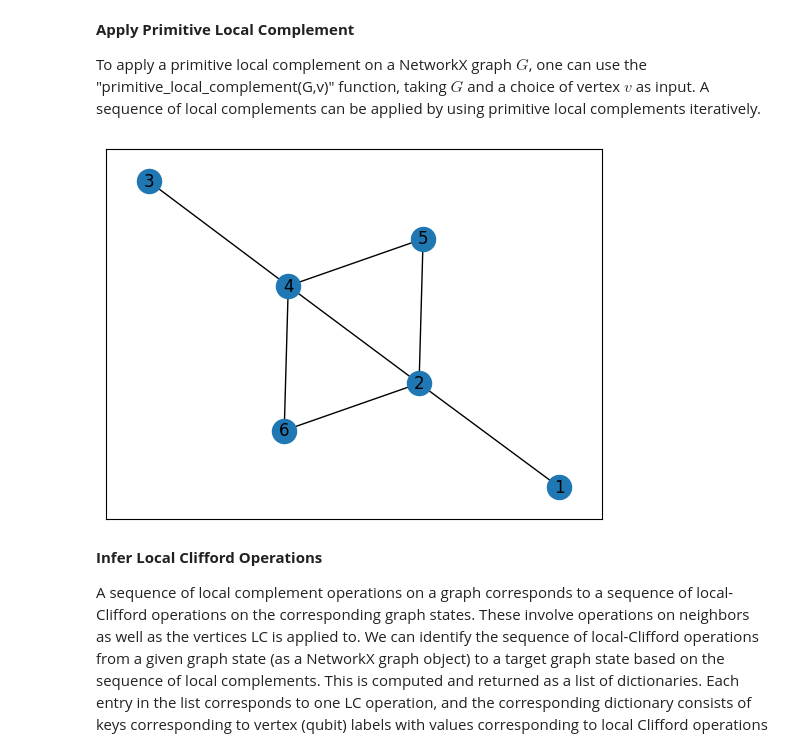
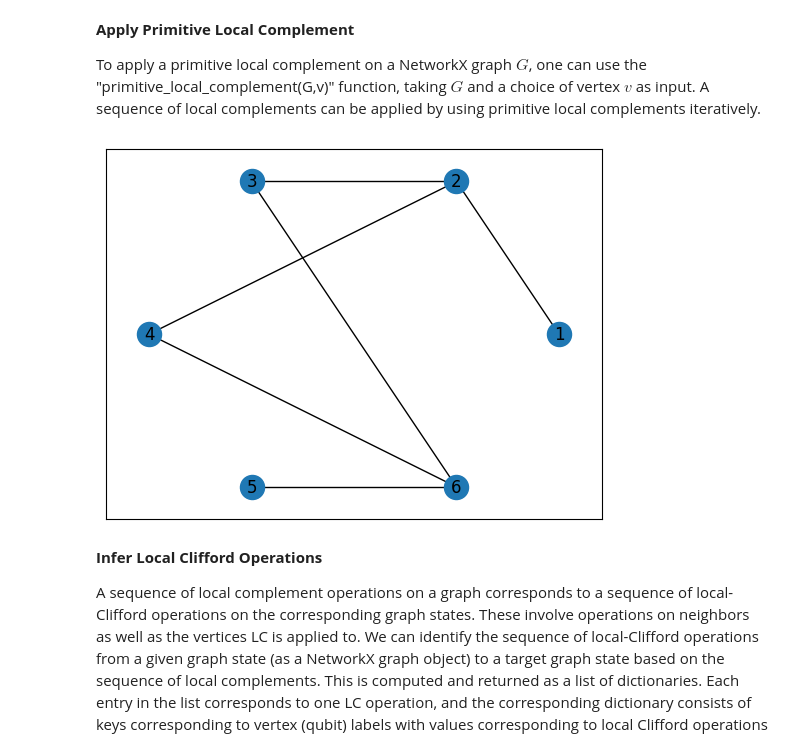
Before and after one commit to Nicholas-Connolly/Optimizing_complete_multipartite_and_clique_star_graphs, a Jupyter notebook: CM_and_CS_Graph_LC_Orbits_Tutorial.ipynb, the cells around one changed output. Drawn from its saved outputs; the diff is of its cells as text; code cells hidden in the pictures.

```diff
--- a/CM_and_CS_Graph_LC_Orbits_Tutorial.ipynb
+++ b/CM_and_CS_Graph_LC_Orbits_Tutorial.ipynb
@@ -97,9 +101,9 @@ To apply a primitive local complement on a NetworkX graph $G$, one can use the "
 # %%
 G3 = primitive_local_complement(G,1)
 # %%
-nx.draw_networkx(G3,with_labels=True)
+nx.draw_networkx(G3,pos=nx.circular_layout(G3),with_labels=True)
 # %% [output]
-[figure, old version]
+[figure, new version]
 # %% [markdown]
 **Infer Local Clifford Operations**
 
```
Also changed, not shown: parts of 20 cells of this notebook, 2 other files.
